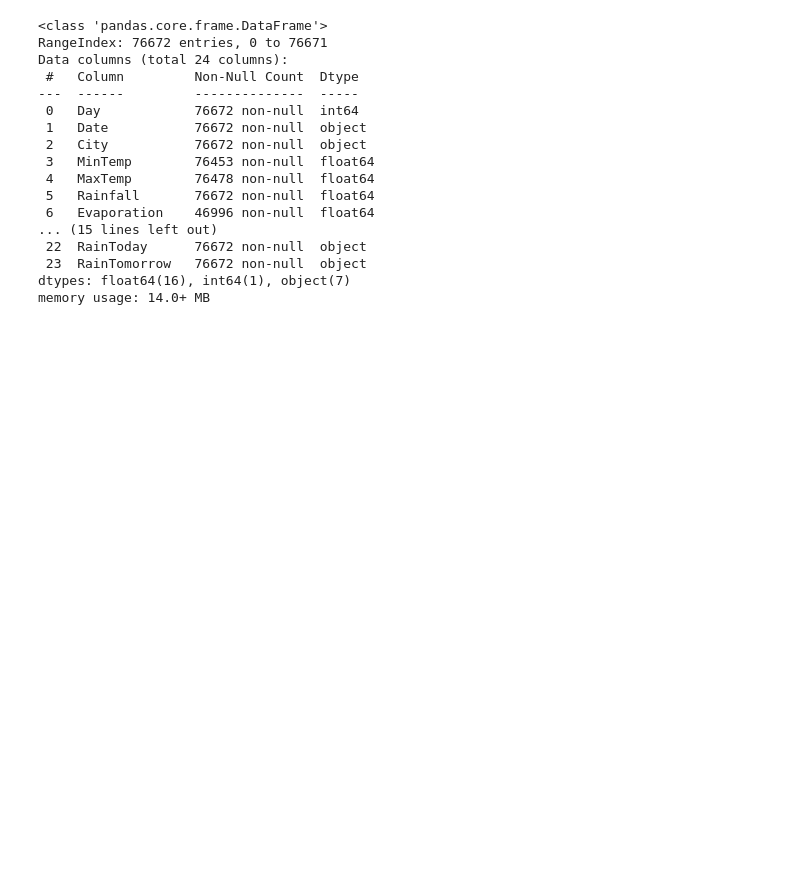
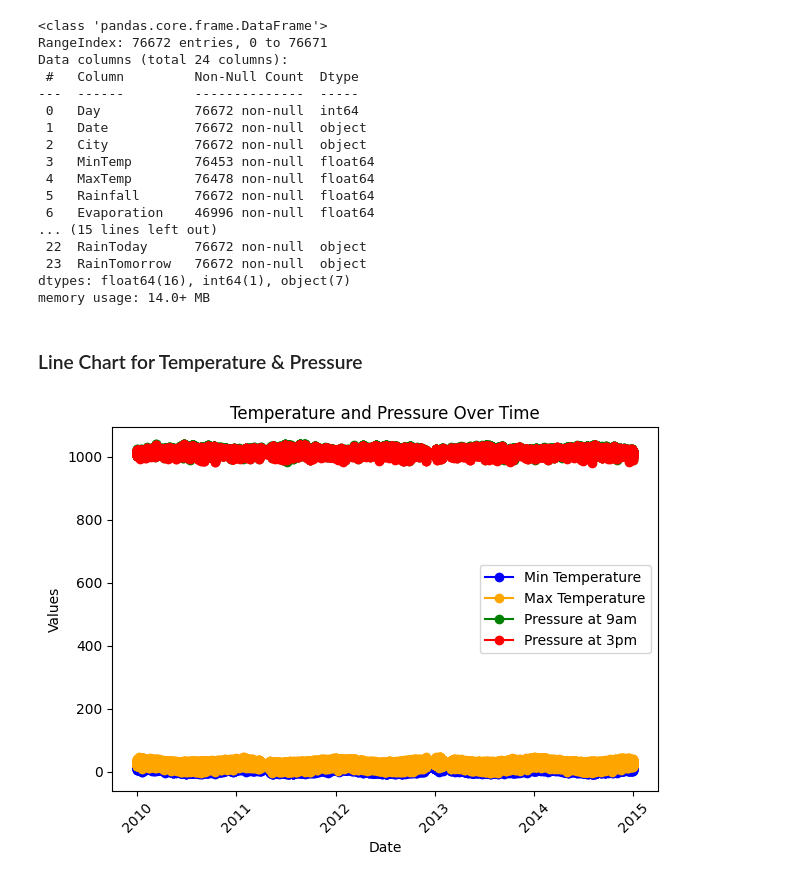
Before and after one commit to Nawel-Bellil/rain-prediction, a Jupyter notebook: rain.ipynb, the cells around one changed output. Saved outputs shown, nothing was run; the diff lists cells and outputs as text; code cells hidden in the pictures; blank space fills up the shorter version.

Commit message:
Data Visualization

```diff
--- a/rain.ipynb
+++ b/rain.ipynb
@@ -74,3 +74,22 @@ Data columns (total 24 columns):
  23  RainTomorrow   76672 non-null  object
 dtypes: float64(16), int64(1), object(7)
 memory usage: 14.0+ MB
+# %%
+rain_df['Date'] = pd.to_datetime(rain_df['Date'])
+rain_df.set_index('Date', inplace=True)
+# %% [markdown]
+### Line Chart for Temperature & Pressure
+# %%
+plt.plot(rain_df['MinTemp'], label='Min Temperature', color='blue', marker='o')
+plt.plot(rain_df['MaxTemp'], label='Max Temperature', color='orange', marker='o')
+plt.plot(rain_df['Pressure9am'], label='Pressure at 9am', color='green', marker='o')
+plt.plot(rain_df['Pressure3pm'], label='Pressure at 3pm', color='red', marker='o')
+plt.title('Temperature and Pressure Over Time')
+plt.xlabel('Date')
+plt.ylabel('Values')
+plt.legend()
+plt.xticks(rotation=45)
+plt.tight_layout()
+plt.show()
+# %% [output]
+[figure, added]
```
Also changed, not shown: parts of 13 cells of this notebook.
